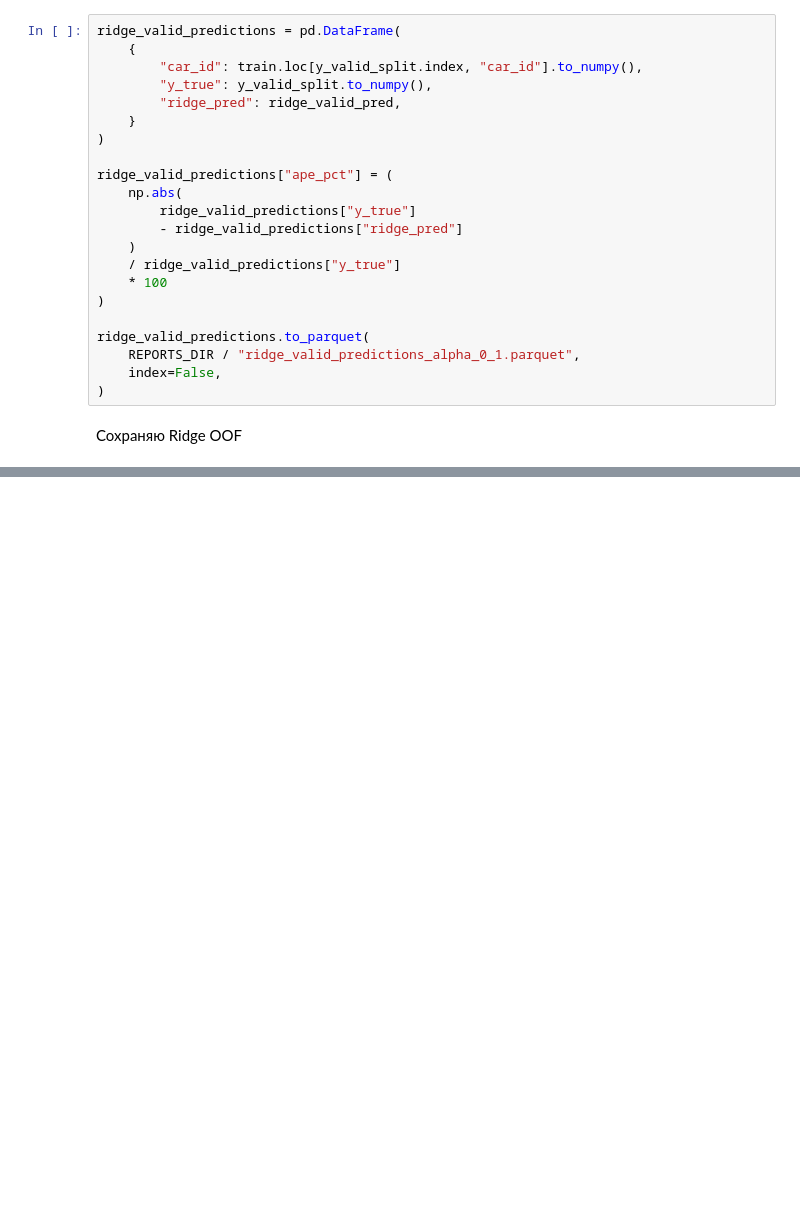
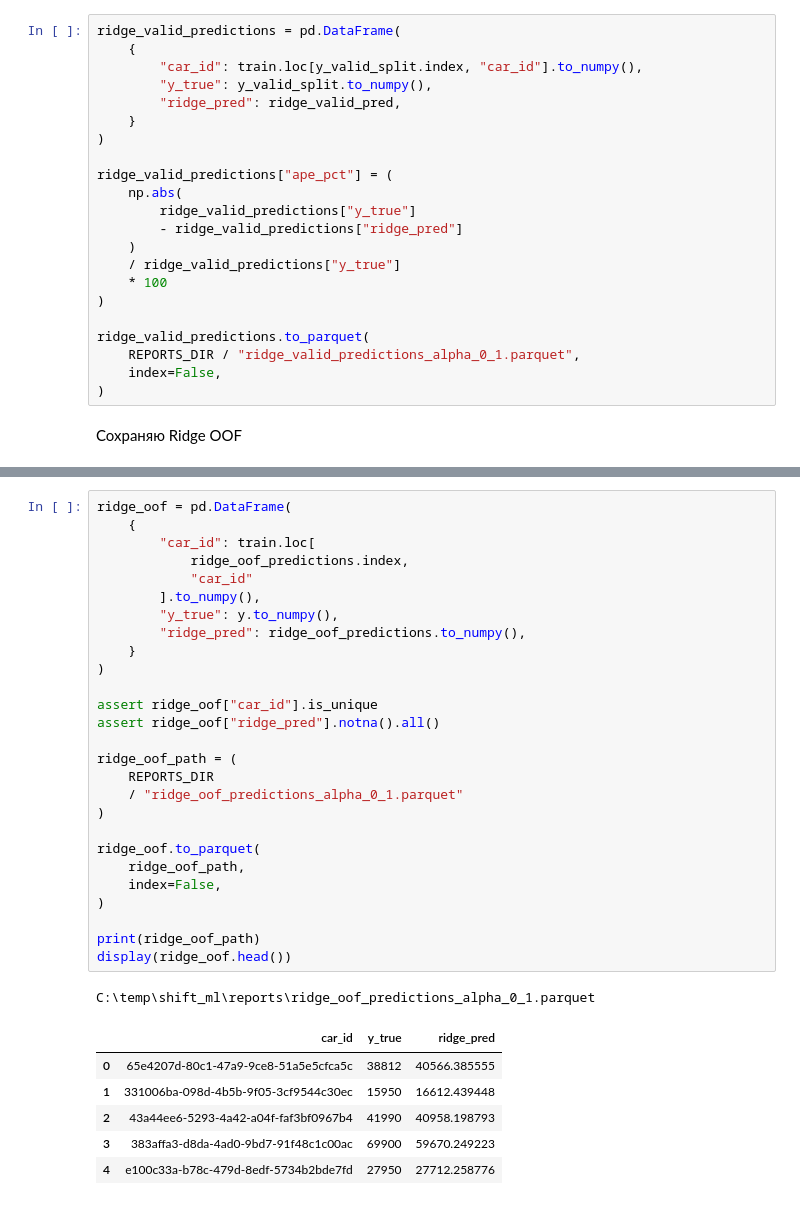
Before and after one commit to manaer6-alt/08_shift_car_prices, a Jupyter notebook: shift_ml/notebooks/03_train_valid_split_and_baselines.ipynb, the cells around one changed output, grey strips where cells are left out. Cells and saved outputs as stored; diff of their text form; blank space fills up the shorter version.

```diff
--- a/shift_ml/notebooks/03_train_valid_split_and_baselines.ipynb
+++ b/shift_ml/notebooks/03_train_valid_split_and_baselines.ipynb
@@ -1146,0 +1191,35 @@ for fold_number, (train_idx, valid_idx) in enumerate(
+# %%
+ridge_oof = pd.DataFrame(
+    {
+        "car_id": train.loc[
+            ridge_oof_predictions.index,
+            "car_id"
+        ].to_numpy(),
+        "y_true": y.to_numpy(),
+        "ridge_pred": ridge_oof_predictions.to_numpy(),
+    }
+)
+
+assert ridge_oof["car_id"].is_unique
+assert ridge_oof["ridge_pred"].notna().all()
+
+ridge_oof_path = (
+    REPORTS_DIR
+    / "ridge_oof_predictions_alpha_0_1.parquet"
+)
+
+ridge_oof.to_parquet(
+    ridge_oof_path,
+    index=False,
+)
+
+print(ridge_oof_path)
+display(ridge_oof.head())
+# %% [output]
+C:\temp\shift_ml\reports\ridge_oof_predictions_alpha_0_1.parquet
+|  | car_id | y_true | ridge_pred |
+| 0 | 65e4207d-80c1-47a9-9ce8-51a5e5cfca5c | 38812 | 40566.385555 |
+| 1 | 331006ba-098d-4b5b-9f05-3cf9544c30ec | 15950 | 16612.439448 |
+| 2 | 43a44ee6-5293-4a42-a04f-faf3bf0967b4 | 41990 | 40958.198793 |
+| 3 | 383affa3-d8da-4ad0-9bd7-91f48c1c00ac | 69900 | 59670.249223 |
+| 4 | e100c33a-b78c-479d-8edf-5734b2bde7fd | 27950 | 27712.258776 |
```
Also changed, not shown: parts of 2 cells of this notebook, 35 other files.
